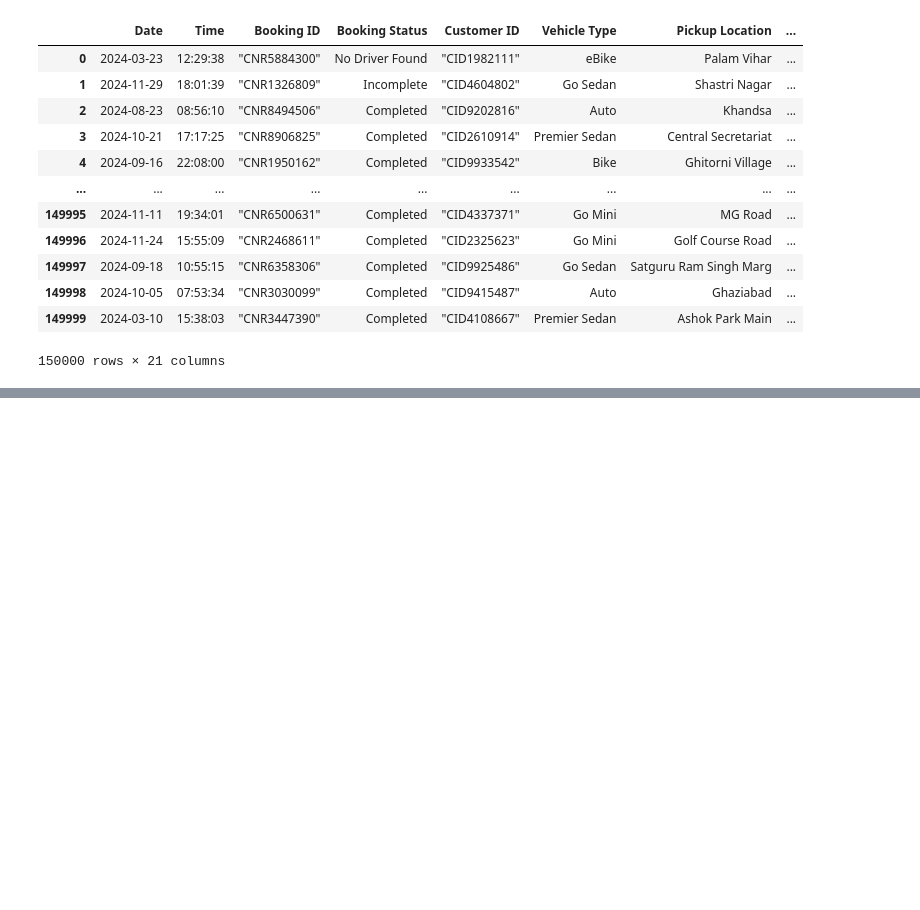
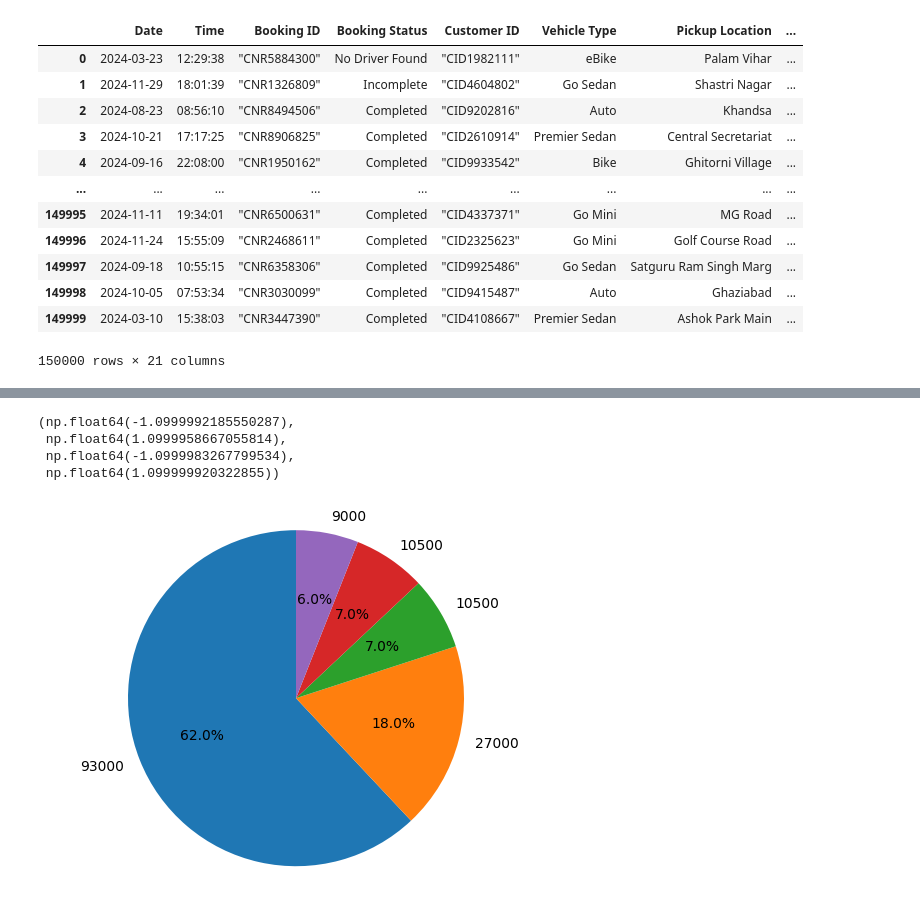
Before and after one commit to Himmu5/data-analysis, a Jupyter notebook: notebooks/uber_analysis.ipynb, the cells around one changed output, grey strips where cells are left out. Saved outputs shown, nothing was run; the diff lists cells and outputs as text; code cells hidden in the pictures; blank space fills up the shorter version.

```diff
--- a/notebooks/uber_analysis.ipynb
+++ b/notebooks/uber_analysis.ipynb
@@ -42,0 +89,9 @@ uber_data
+# %%
+plt.pie(booking_status_data, labels=booking_status_data.values, autopct='%1.1f%%', startangle=90)
+plt.axis('equal')
+# %% [output]
+(np.float64(-1.0999992185550287),
+ np.float64(1.0999958667055814),
+ np.float64(-1.0999983267799534),
+ np.float64(1.099999920322855))
+[figure, added]
```
Also changed, not shown: parts of 16 cells of this notebook.
